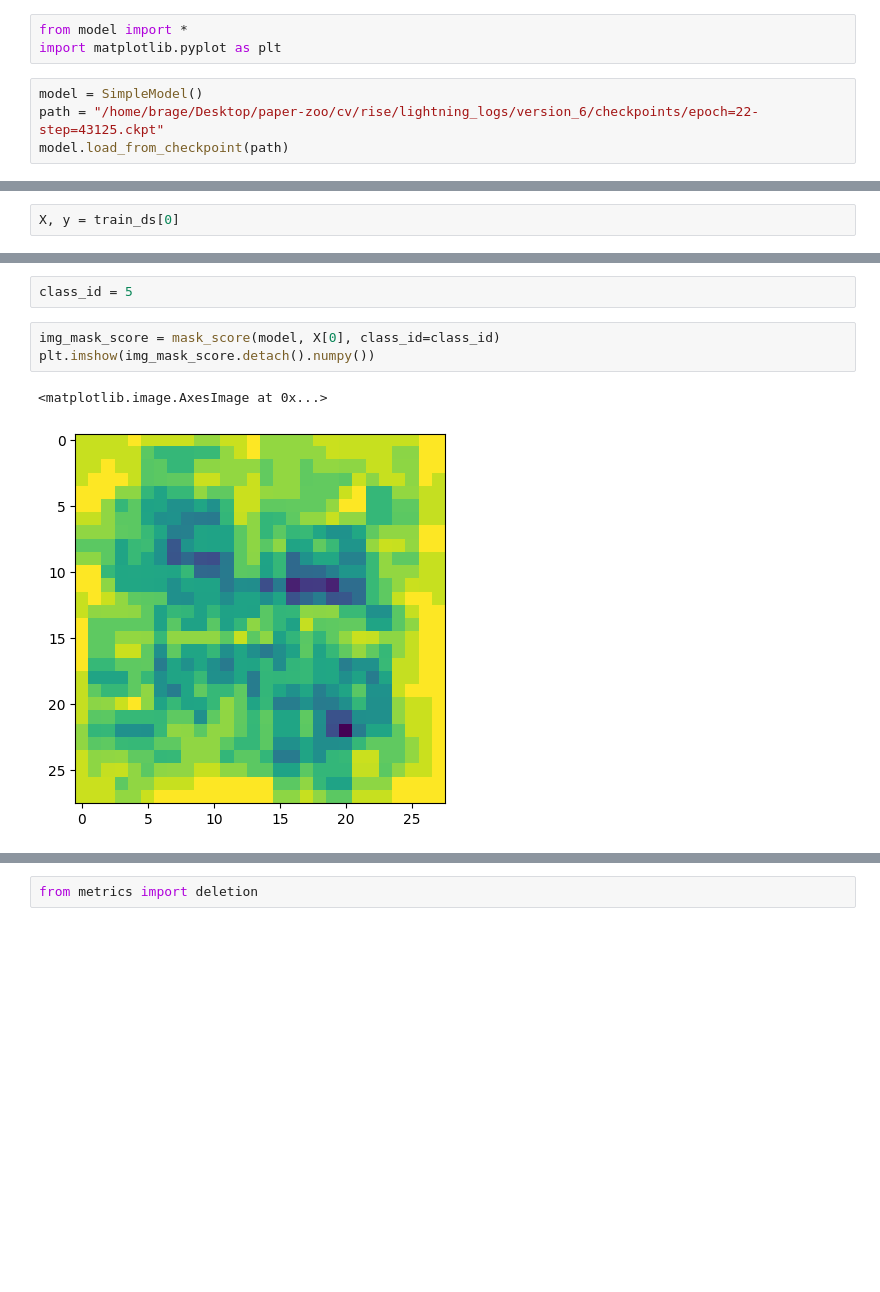
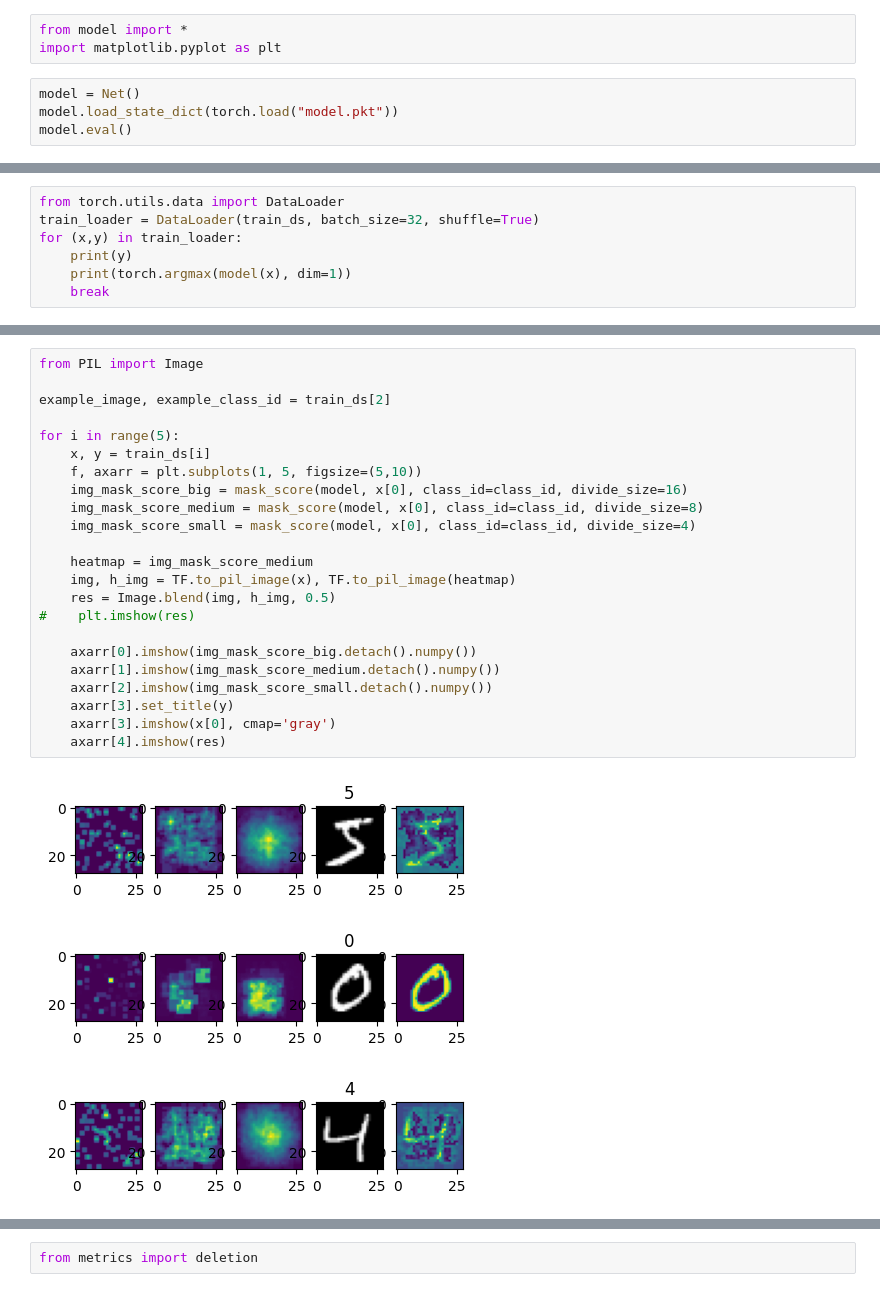
Before and after one commit to 2xic/optimization-playground, a Jupyter notebook: cv/rise/rise.ipynb, the cells around one changed output, grey strips where cells are left out. Cells and saved outputs as stored; diff of their text form; blank space fills up the shorter version.

Commit message:
Fixed bugs with model loading and added the insertion algorithm from rise

```diff
--- a/cv/rise/rise.ipynb
+++ b/cv/rise/rise.ipynb
@@ -4,7 +4,7 @@
 from model import *
 import matplotlib.pyplot as plt
 # %%
-model = SimpleModel()
-path = "/home/brage/Desktop/paper-zoo/cv/rise/lightning_logs/version_6/checkpoints/epoch=22-step=43125.ckpt"
-model.load_from_checkpoint(path)
+model = Net()
+model.load_state_dict(torch.load("model.pkt"))
+model.eval()
 # %% [output]
@@ -23,2 +28,0 @@ from mnist import train_ds
-# %%
-X, y = train_ds[0]
@@ -30,0 +29,7 @@ from mask import *
+# %%
+from torch.utils.data import DataLoader
+train_loader = DataLoader(train_ds, batch_size=32, shuffle=True)
+for (x,y) in train_loader:
+    print(y)
+    print(torch.argmax(model(x), dim=1))
+    break
@@ -45,8 +62,27 @@ ValueError: Image size of 160338x211 pixels is too large. It must be less than 2
-# %%
-class_id = 5
 # %%
-img_mask_score = mask_score(model, X[0], class_id=class_id)
-plt.imshow(img_mask_score.detach().numpy())
+from PIL import Image
+
+example_image, example_class_id = train_ds[2]
+
+for i in range(5):
+    x, y = train_ds[i]
+    f, axarr = plt.subplots(1, 5, figsize=(5,10))
+    img_mask_score_big = mask_score(model, x[0], class_id=class_id, divide_size=16)
+    img_mask_score_medium = mask_score(model, x[0], class_id=class_id, divide_size=8)
+    img_mask_score_small = mask_score(model, x[0], class_id=class_id, divide_size=4)
+
+    heatmap = img_mask_score_medium
+    img, h_img = TF.to_pil_image(x), TF.to_pil_image(heatmap)
+    res = Image.blend(img, h_img, 0.5)
+#    plt.imshow(res)
+
+    axarr[0].imshow(img_mask_score_big.detach().numpy())
+    axarr[1].imshow(img_mask_score_medium.detach().numpy())
+    axarr[2].imshow(img_mask_score_small.detach().numpy())
+    axarr[3].set_title(y)
+    axarr[3].imshow(x[0], cmap='gray')
+    axarr[4].imshow(res)
 # %% [output]
-<matplotlib.image.AxesImage at 0x...>
-[figure, old version]
+[figure, new version]
+[figure, added]
+[figure, added]
```
Also changed, not shown: parts of 15 cells of this notebook, 4 other files.
